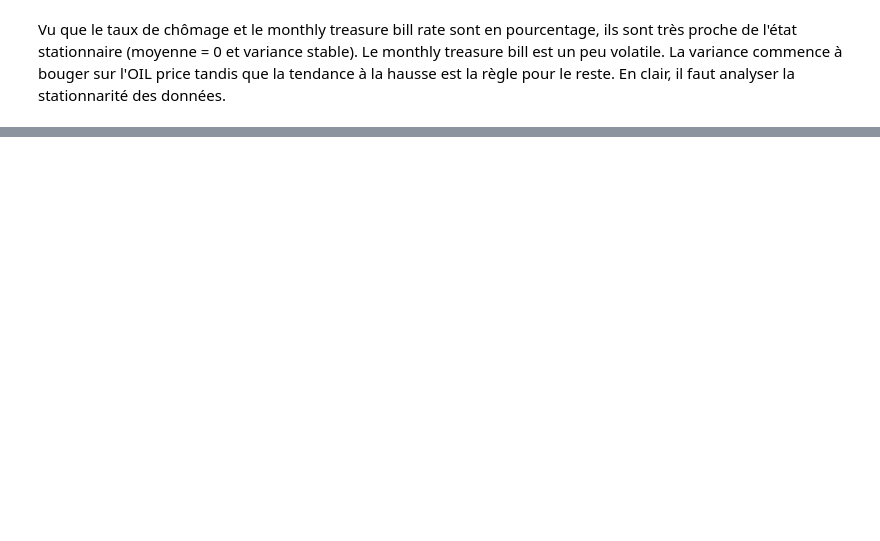
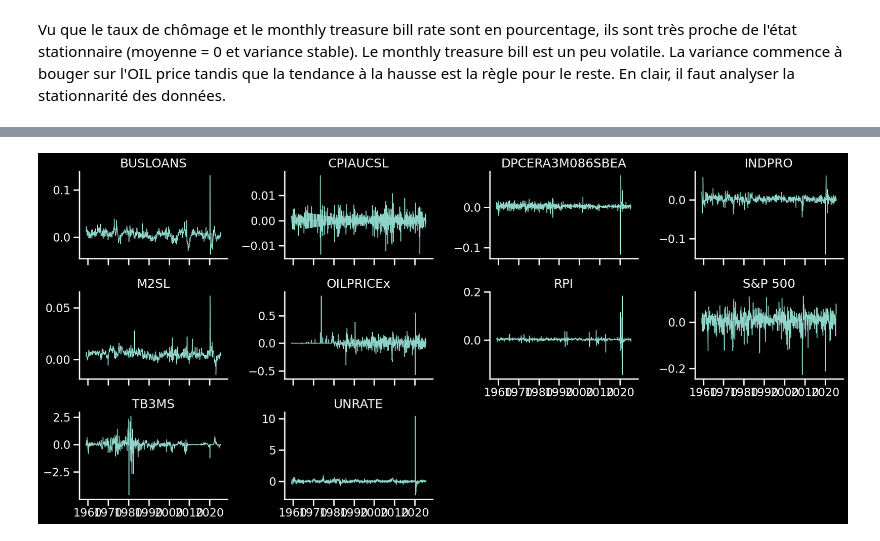
Before and after one commit to MitaDataAI/Forecast-and-explain-the-Unemployment-of-USA, a Jupyter notebook: Exploration Data Analysis.ipynb, the cells around one changed output, grey strips where cells are left out. Saved outputs shown, nothing was run; the diff lists cells and outputs as text; code cells hidden in the pictures; blank space fills up the shorter version.

```diff
--- a/Exploration Data Analysis.ipynb
+++ b/Exploration Data Analysis.ipynb
@@ -215,0 +316,13 @@ Maintenant, il faut déterminer exactement la cause de la non-stationnarité pou
+# %%
+ALPHA = 0.05   # seuil
+LAGS_DIFF = 1
+
+# ---------- 1) Créer le DataFrame des taux transformés ----------
+rate_cols = [c for c in ["UNRATE", "TB3MS"] if c in df.columns]
+df_rates_trans = pd.DataFrame(index=df.index)
+
+for col in rate_cols:
+    df_rates_trans[col] = diff_simple(df[col], lags=LAGS_DIFF)
+
+# Option : aligner sur les observations disponibles
+df_rates_trans = df_rates_trans.dropna()
@@ -215,0 +463,4 @@ Maintenant, il faut déterminer exactement la cause de la non-stationnarité pou
+# %%
+# ---------- 3) Fusion : DataFrame global stationnaire + résumé ----------
+df_stationary = pd.concat([df_rates_trans, df_log_trans], axis=1)
+summary_all = pd.concat([summary_rates, summary_log]).sort_index()
@@ -215,0 +517,42 @@ Maintenant, il faut déterminer exactement la cause de la non-stationnarité pou
+# %%
+import pandas as pd
+import numpy as np
+import matplotlib.pyplot as plt
+import matplotlib.dates as mdates
+import seaborn as sns
+
+# s'assurer de l'ordre et du type de date
+df_long = df_long.sort_values(["series", "sasdate"]).copy()
+df_long["sasdate"] = pd.to_datetime(df_long["sasdate"])
+
+plt.style.use("dark_background")
+sns.set_context("talk")
+
+g = sns.relplot(
+    data=df_long,
+    x="sasdate", y="value",
+    col="series", col_wrap=4,
+    kind="line", linewidth=1,
+    facet_kws=dict(sharey=False),
+    hue=None, legend=False,
+    height=2.6, aspect=1.6
+)
+
+g.set_axis_labels("", "")
+g.set_titles("{col_name}")
+
+# Formatage des dates pour plus de lisibilité en fond sombre
+locator = mdates.AutoDateLocator()
+formatter = mdates.ConciseDateFormatter(locator)
+
+for ax in g.axes.flat:
+    ax.xaxis.set_major_locator(locator)
+    ax.xaxis.set_major_formatter(formatter)
+    ax.tick_params(axis="x", labelrotation=0, colors="white")
+    ax.tick_params(axis="y", colors="white")
+    ax.grid(False)
+
+plt.tight_layout()
+plt.show()
+# %% [output]
+[figure, added]
```
Also changed, not shown: parts of 23 cells of this notebook.
